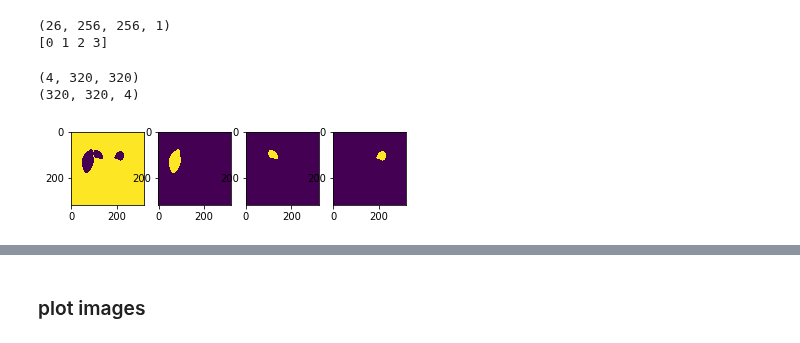
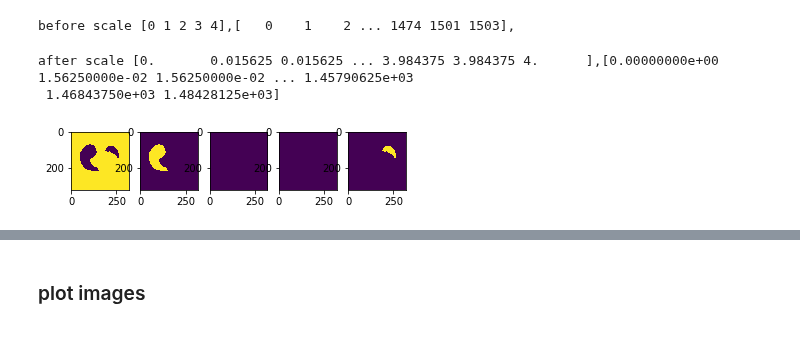
Before and after one commit to Eclair600/ultrasound-nerve-segmentation, a Jupyter notebook: notebook_test.ipynb, the cells around one changed output, grey strips where cells are left out. Cells and saved outputs as stored; diff of their text form; code cells hidden in the pictures.

Commit message:
change dataset, make_mask

```diff
--- a/notebook_test.ipynb
+++ b/notebook_test.ipynb
@@ -25,27 +25,29 @@ def preprocess(image):
     return image_
 # %%
 image_1, mask_1 = read_train_exam(2)
-t1 = preprocess(mask_1)
-print(np.unique(mask_1.get_data()[:,:,10]))
-# %% [output]
-(26, 256, 256, 1)
-[0 1 2 3]
+# %%
+print("before scale {},{},".format(np.unique(mask_1.get_data()),np.unique(image_1.get_data())))
+# %% [output]
+before scale [0 1 2 3 4],[   0    1    2 ... 1474 1501 1503],
+# %%
+print("after scale {},{}".format(np.unique(preprocess(mask_1)),np.unique(preprocess(image_1))))
+# %% [output]
+after scale [0.       0.015625 0.015625 ... 3.984375 3.984375 4.      ],[0.00000000e+00 1.56250000e-02 1.56250000e-02 ... 1.45790625e+03
+ 1.46843750e+03 1.48428125e+03]
 # %%
-def mask_to_channels(mask,classes):
+def mask_to_channels(mask,init,classes):
     #get mask for each class
-    img = np.asarray([np.where(mask == i,1,0 ) for i in range(classes)])
-    img = np.swapaxes(img,0,-1)[0] #new shape (row,col,class)
-    #print(img.shape)
+    img = np.asarray([np.where(mask == i,1,0 ) for i in range(init,classes)])
+    img = np.swapaxes(img,0,-1)#new shape (row,col,class)
+    print(img.shape)
     return img
 # %%
-test = mask_1.get_data()[:,:,10]
-img = mask_to_channels(test,4)
-for i in range(4):
-    plt.subplot(1,4,i+1)
+test = mask_1.get_data()[:,:,15]
+img = mask_to_channels(test,0,5)
+for i in range(0,5):
+    plt.subplot(1,5,i+1)
     plt.imshow(img[:,:,i])
 plt.show()
 # %% [output]
-(4, 320, 320)
-(320, 320, 4)
-[figure, old version]
+[figure, new version]
 # %%
```
Also changed, not shown: parts of 23 cells of this notebook, 8 other files.
